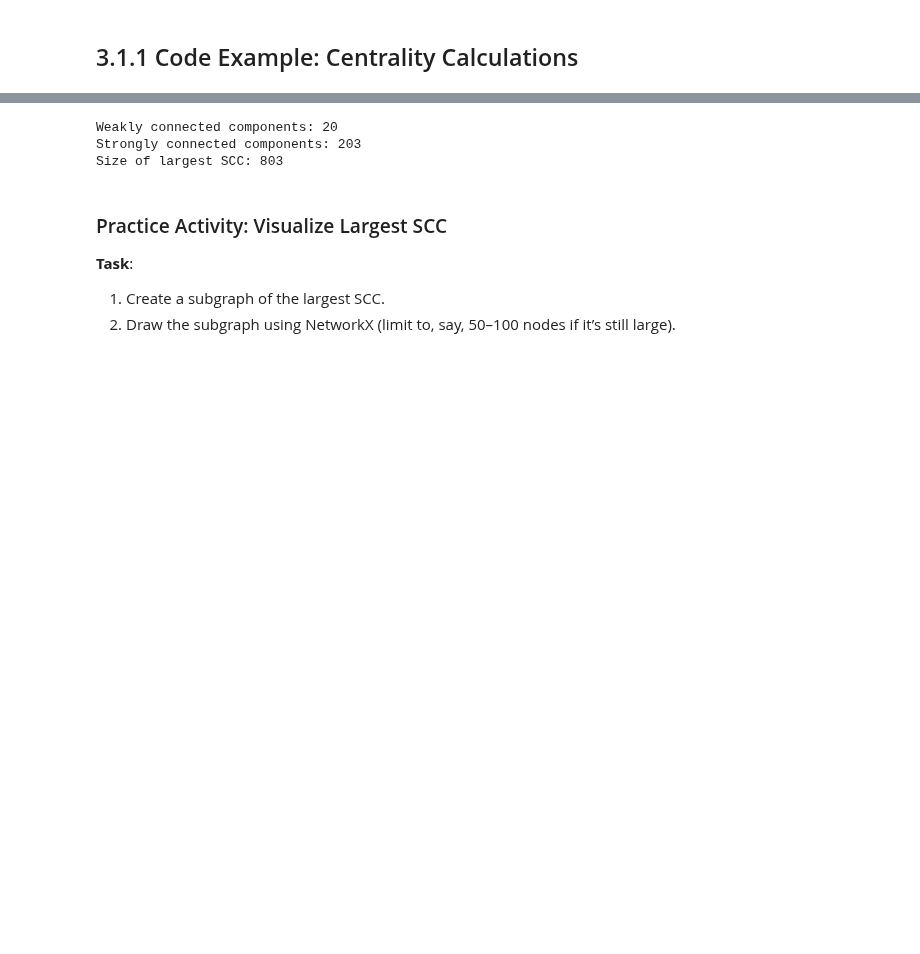
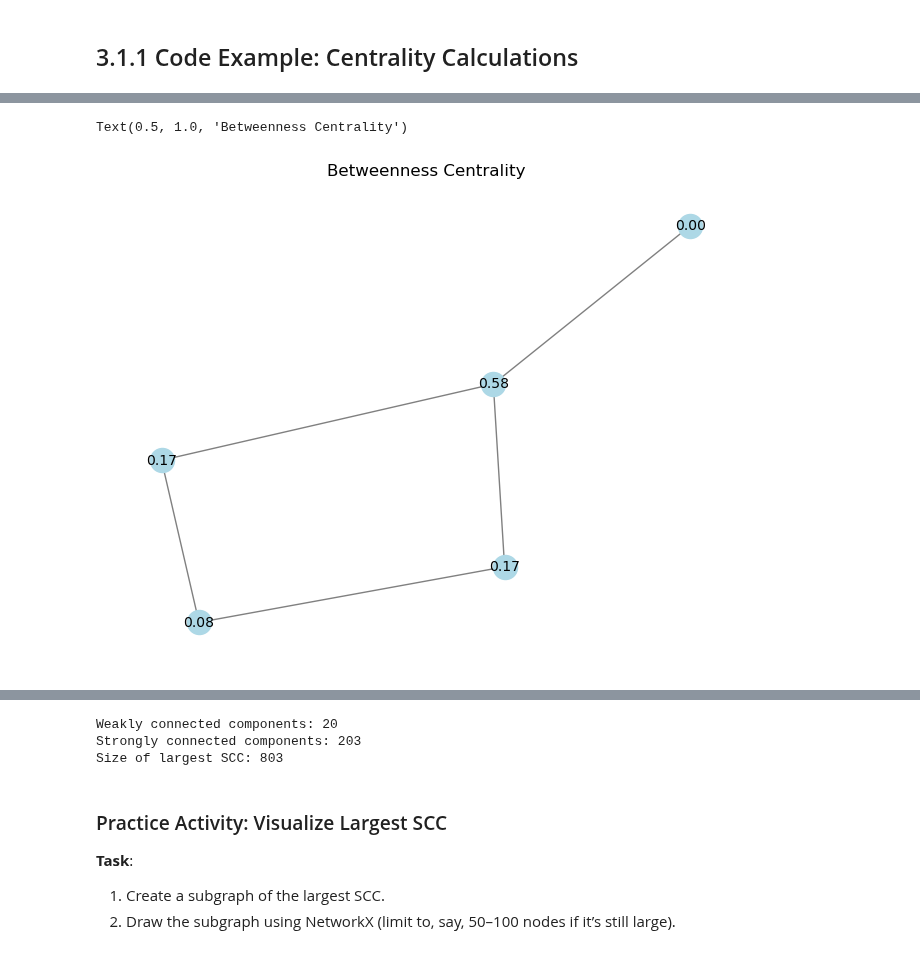
Before and after one commit to bgbg/ML-on-Graphs, a Jupyter notebook: 3_Advanced_Network_Properties.ipynb, the cells around one changed output, grey strips where cells are left out. Saved outputs shown, nothing was run; the diff lists cells and outputs as text; code cells hidden in the pictures; blank space fills up the shorter version.

```diff
--- a/3_Advanced_Network_Properties.ipynb
+++ b/3_Advanced_Network_Properties.ipynb
@@ -177,3 +94,9 @@ All done! ✨ 🍰 ✨
 We'll see how these measures might reveal central staff or departments in an institution.
 # %% [markdown]
 ## 3.1.1 Code Example: Centrality Calculations
+# %%
+# Small toy graph
+T = nx.Graph()
+edges = [(0, 1), (0, 2), (1, 3), (2, 3), (3, 4)]
+T.add_edges_from(edges)
+pos = nx.spring_layout(T, seed=42)
@@ -179,0 +111,10 @@ We'll see how these measures might reveal central staff or departments in an ins
+# %%
+# Betweenness Centrality
+betweenness = nx.betweenness_centrality(T)
+nx.draw(T, pos, with_labels=False, node_color="lightblue", edge_color="gray")
+labels = {n: f"{betweenness[n]:.2f}" for n in T.nodes()}
+nx.draw_networkx_labels(T, pos, labels=labels, font_size=10)
+plt.title("Betweenness Centrality")
+# %% [output]
+Text(0.5, 1.0, 'Betweenness Centrality')
+[figure, added]
```
Also changed, not shown: parts of 38 cells of this notebook.
